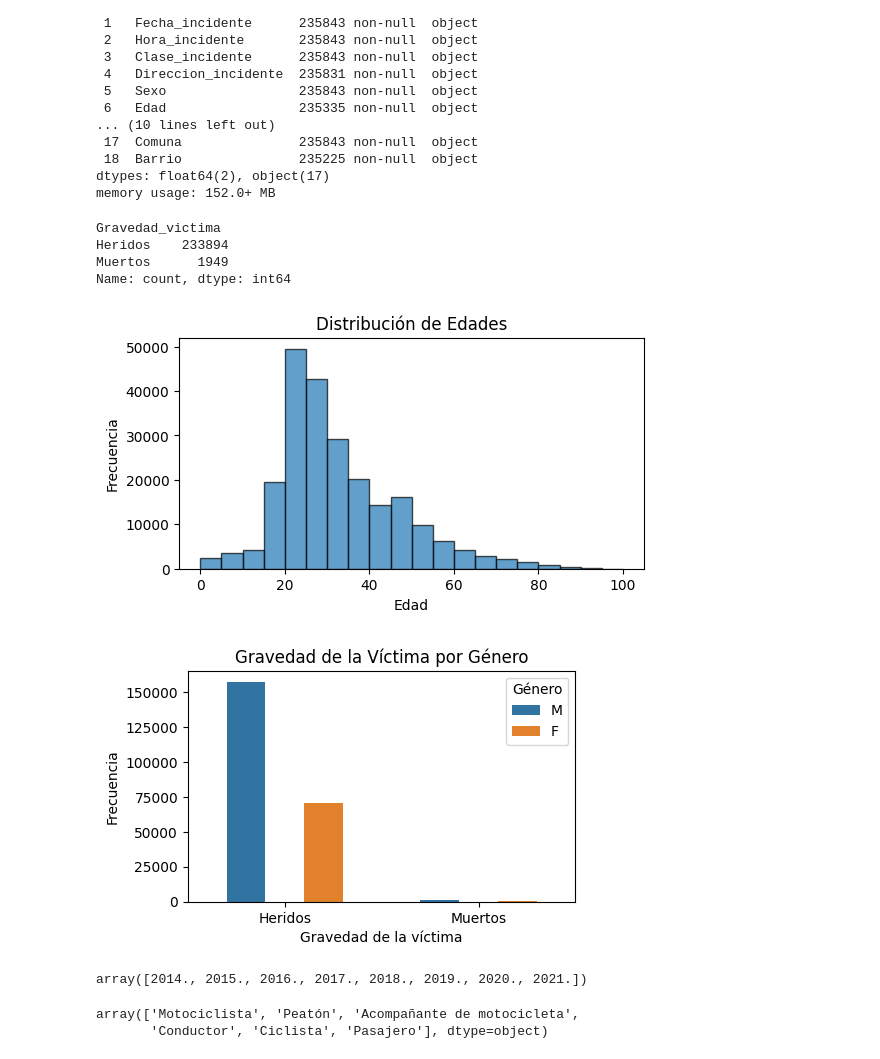
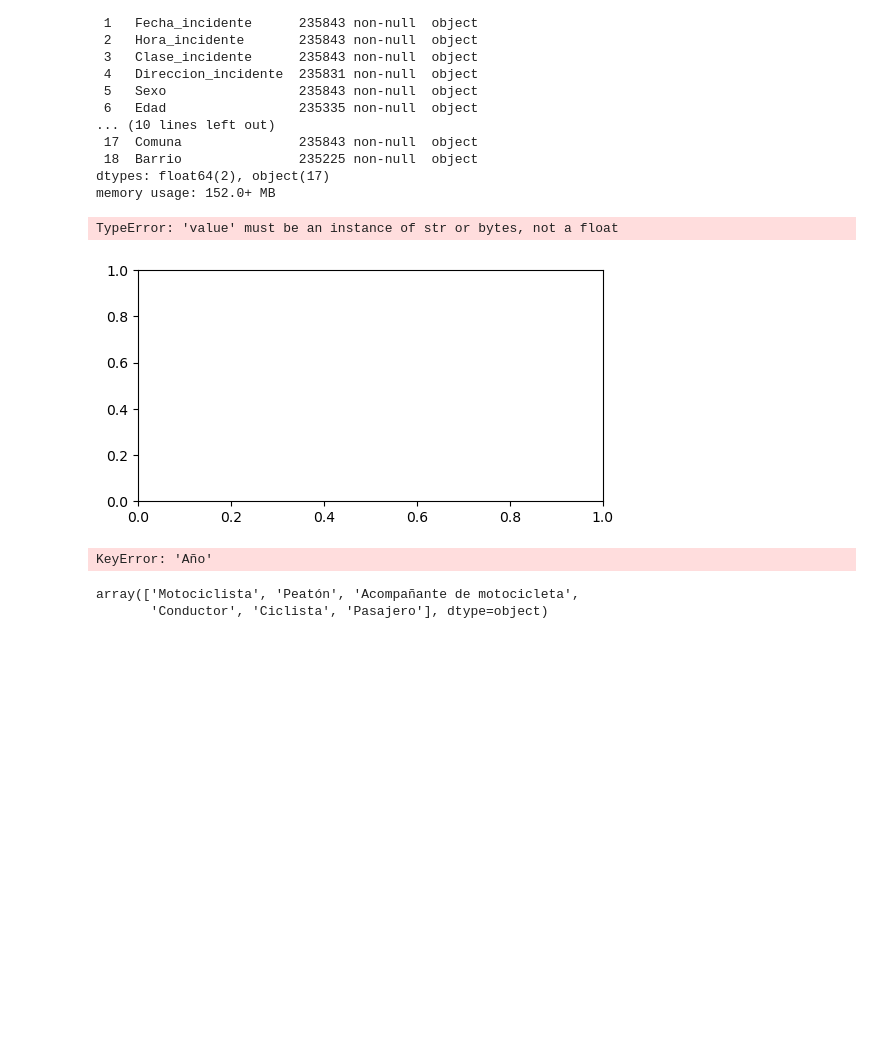
Before and after one commit to SebasMora28/Proyecto_analitica_aplicada, a Jupyter notebook: data_exploration.ipynb, the cells around one changed output. Cells and saved outputs as stored; diff of their text form; code cells hidden in the pictures; blank space fills up the shorter version.

Commit message:
Función data_quality para mede_victimas al 90%

```diff
--- a/data_exploration.ipynb
+++ b/data_exploration.ipynb
@@ -72,0 +89,3 @@ edu_vial2018
+# %%
+from data_quality import medevic_treatment
+mede_victimas=medevic_treatment(mede_victimas)
@@ -91,62 +112,42 @@ Data columns (total 19 columns):
 dtypes: float64(2), object(17)
 memory usage: 152.0+ MB
 # %%
-print(mede_victimas['Gravedad_victima'].value_counts())
-mede_victimas = mede_victimas.dropna()
-columns_to_check = ['Sexo', 'Edad']
-for column in columns_to_check:
-    mede_victimas = mede_victimas[(mede_victimas[column] != 'Sin Inf') & (mede_victimas[column] != 'Sin inf')]
-import re
-def convert_age_to_int(age_str):
-
-    if isinstance(age_str, str) and '-' in age_str:
-        ages = re.findall(r'\d+', age_str)  # Extraer los números del rango
-        return (int(ages[0]) + int(ages[1])) // 2  # Promedio de los valores del rango
-    else:
-        return int(age_str)  # Si es un valor único, simplemente conviértelo a entero
-# Eliminar filas con valores NaN en la columna 'Edad'
-mede_victimas['Edad'] = mede_victimas['Edad'].apply(convert_age_to_int)
-mede_victimas = mede_victimas.drop(mede_victimas[mede_victimas['Edad'] > 100].index)
 # Distribución de edades
 plt.figure(figsize=(6, 3))
 plt.hist(mede_victimas['Edad'], bins=20, edgecolor='black', alpha=0.7)
 plt.xlabel('Edad')
 plt.ylabel('Frecuencia')
 plt.title('Distribución de Edades')
 plt.show()
 
 # Relación entre gravedad de la víctima y género
 plt.figure(figsize=(5, 3))
 plot = sns.countplot(x='Gravedad_victima', hue='Sexo', data=mede_victimas)
 plt.xlabel('Gravedad de la víctima')
 plt.ylabel('Frecuencia')
 
 # Ajustar ancho de las barras
 total_bars = len(plot.patches)
 width = 0.1 if len(mede_victimas['Gravedad_victima'].unique()) > 2 else 0.2  # Ajustar el ancho si hay más de 2 categorías
 
 for bar in plot.patches:
     current_width = bar.get_width()
     diff = current_width - width
     bar.set_width(width)
     bar.set_x(bar.get_x() + diff * 0.5)
 
 # Ajustar límite inferior del eje y
 plt.ylim(0, plt.ylim()[1])
 plt.title('Gravedad de la Víctima por Género')
 plt.legend(title='Género')
 plt.show()
 # %% [output]
-Gravedad_victima
-Heridos    233894
-Muertos      1949
-Name: count, dtype: int64
+TypeError: 'value' must be an instance of str or bytes, not a float
-[figure, old version]
+[figure, new version]
-[figure, removed]
 # %%
 mede_victimas['Año'].unique()
 # %% [output]
-array([2014., 2015., 2016., 2017., 2018., 2019., 2020., 2021.])
+KeyError: 'Año'
 # %%
 mede_victimas['Condicion'] = mede_victimas['Condicion'].replace({'Acompañante de Motocicleta': 'Acompañante de motocicleta'})
 mede_victimas['Condicion'].unique()
```
Also changed, not shown: parts of 6 cells of this notebook, 1 other file.
